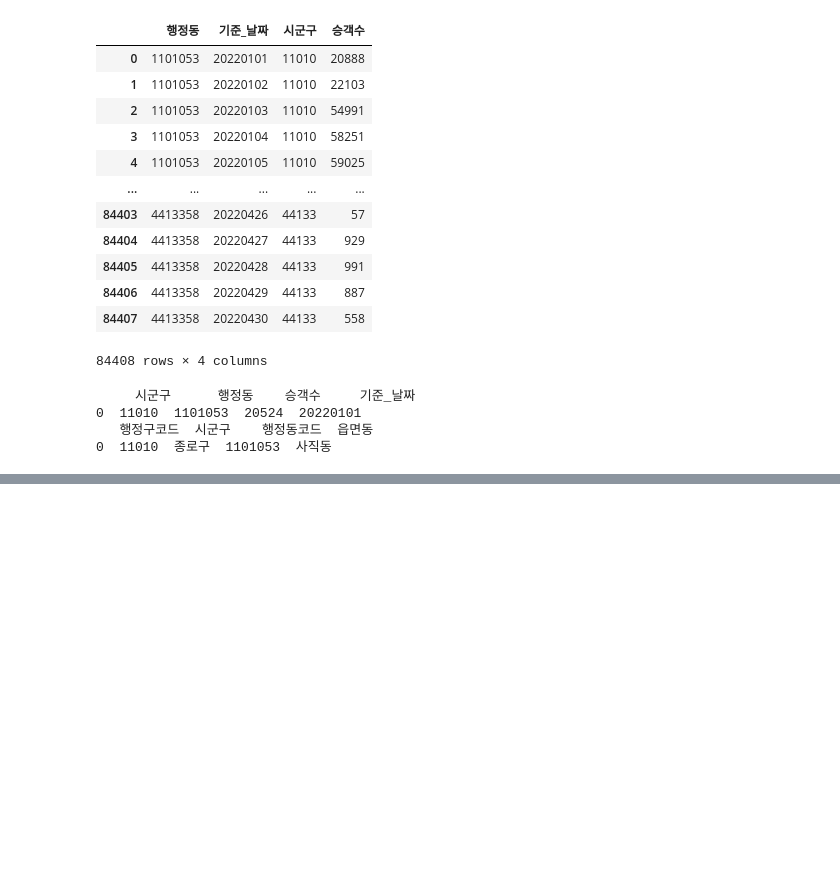
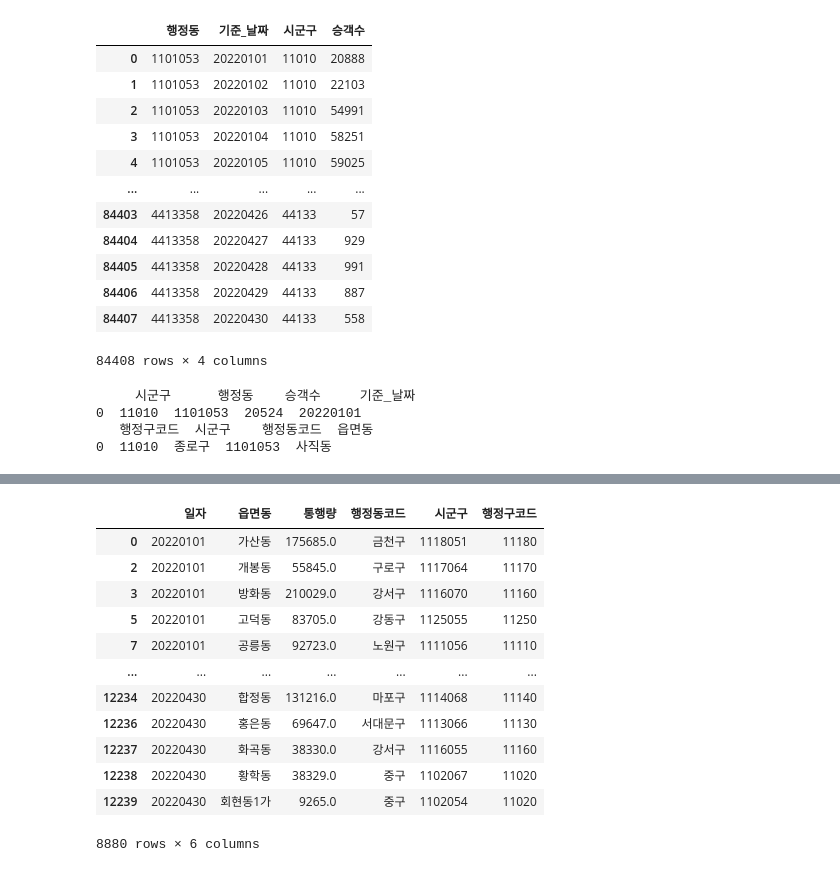
Before and after one commit to dbsrall59/three, a Jupyter notebook: 이규민/대중교통자료만들기.ipynb, the cells around one changed output, grey strips where cells are left out. Drawn from its saved outputs; the diff is of its cells as text; code cells hidden in the pictures; blank space fills up the shorter version.

```diff
--- a/이규민/대중교통자료만들기.ipynb
+++ b/이규민/대중교통자료만들기.ipynb
@@ -280,0 +271,3 @@ def Sung
+# %%
+carMovingSumDF = carMovingSumDF.merge(carMovingDF, on='지점명')
+carMovingSumDF
@@ -280,0 +288,4 @@ def Sung
+# %%
+carMovingSumDF.rename({'행정동' : '읍면동'}, axis=1, inplace=True)
+carMovingSumDF = carMovingSumDF[['일자', '통행량', '읍면동']]
+carMovingSumDF
@@ -280,0 +317,5 @@ def Sung
+# %%
+carGroup = carMovingSumDF.groupby(['일자', '읍면동'], as_index=False).agg('sum')
+carGroup['읍면동'][carGroup['읍면동'] == '개화동'] = '방화동'
+carGroup['통행량'] = carGroup['통행량'] / 2
+carGroup
@@ -280,0 +361,14 @@ def Sung
+# %%
+carGroup['행정동코드'] = ""
+carGroup['시군구'] = ""
+carGroup['행정구코드'] = ""
+
+def mappingDong(x):
+    for i in mappingDF.index:
+        if(x[1][:2] == mappingDF.iloc[i, 3][:2]):
+            x[3] = mappingDF.iloc[i, 1]
+            x[4] = mappingDF.iloc[i, 2]
+            x[5] = mappingDF.iloc[i, 0]
+            break
+
+    return x
@@ -280,0 +386,17 @@ def Sung
+# %%
+carGroupDF = pd.DataFrame(np.apply_along_axis(mappingDong, 1, carGroup), columns=carGroup.columns)
+carGroupDF
+# %% [output]
+|  | 일자 | 읍면동 | 통행량 | 행정동코드 | 시군구 | 행정구코드 |
+| 0 | 20220101 | 가산동 | 175685.0 | 금천구 | 1118051 | 11180 |
+| 2 | 20220101 | 개봉동 | 55845.0 | 구로구 | 1117064 | 11170 |
+| 3 | 20220101 | 방화동 | 210029.0 | 강서구 | 1116070 | 11160 |
+| 5 | 20220101 | 고덕동 | 83705.0 | 강동구 | 1125055 | 11250 |
+| 7 | 20220101 | 공릉동 | 92723.0 | 노원구 | 1111056 | 11110 |
+| ... | ... | ... | ... | ... | ... | ... |
+| 12234 | 20220430 | 합정동 | 131216.0 | 마포구 | 1114068 | 11140 |
+| 12236 | 20220430 | 홍은동 | 69647.0 | 서대문구 | 1113066 | 11130 |
+| 12237 | 20220430 | 화곡동 | 38330.0 | 강서구 | 1116055 | 11160 |
+| 12238 | 20220430 | 황학동 | 38329.0 | 중구 | 1102067 | 11020 |
+| 12239 | 20220430 | 회현동1가 | 9265.0 | 중구 | 1102054 | 11020 |
+8880 rows × 6 columns
```
Also changed, not shown: parts of 12 cells of this notebook, 3 other files.
